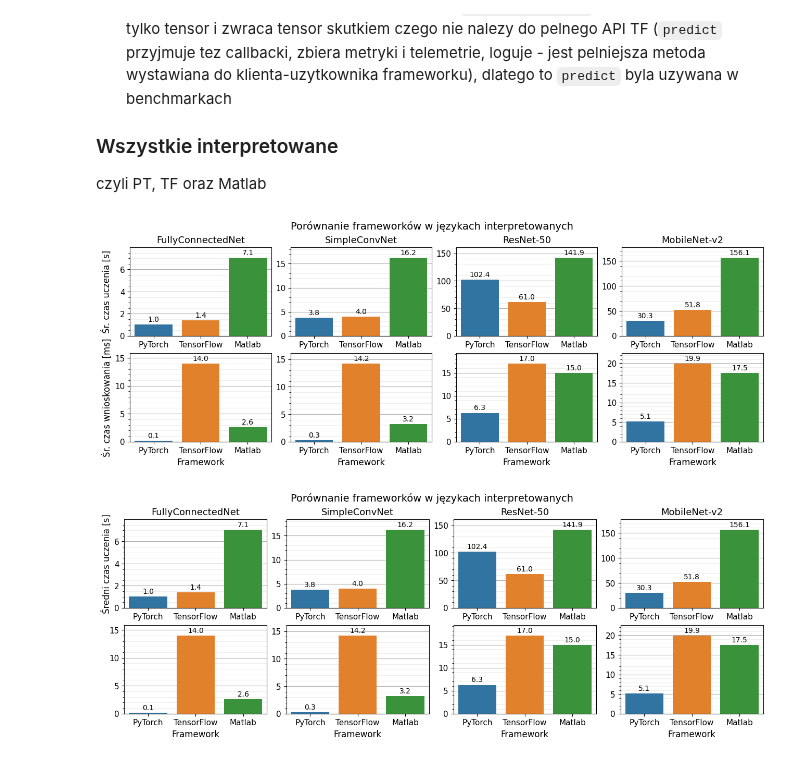
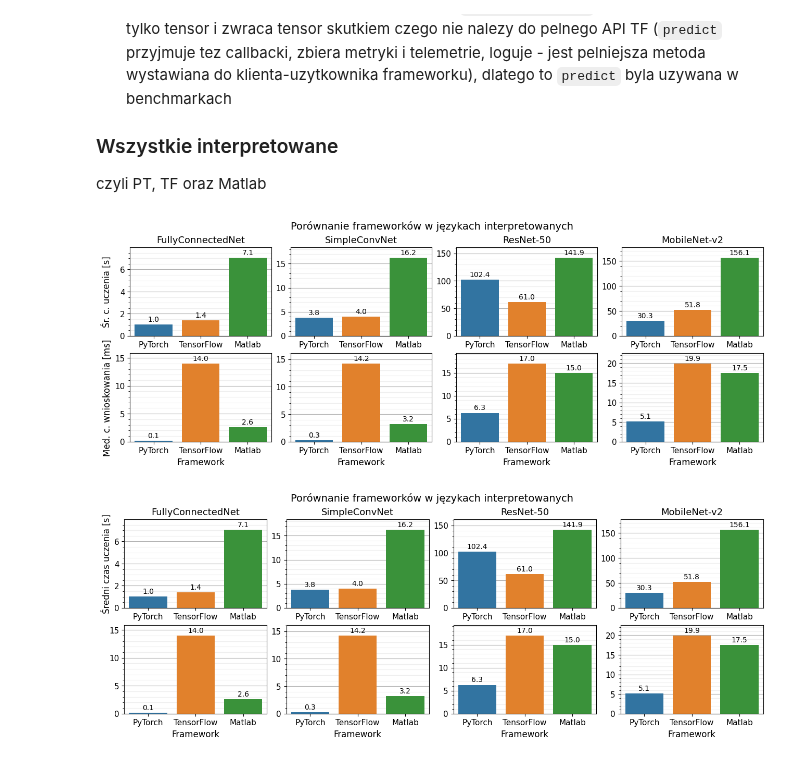
Before and after one commit to mihawb/dnn-lang-comparison, a Jupyter notebook: analysis/rolling_analysis_new.ipynb, the cells around one changed output. Cells and saved outputs as stored; diff of their text form; code cells hidden in the pictures.

```diff
--- a/analysis/rolling_analysis_new.ipynb
+++ b/analysis/rolling_analysis_new.ipynb
@@ -213,36 +204,36 @@ l_data = mldf[mldf.framework.isin(frameworks) & mldf.model_name.isin(model_names
 fig, axes = plt.subplots(2, 4, constrained_layout=True)
 fig.set_size_inches(12.8, 4.8)
 fig.suptitle("Porównanie frameworków w językach interpretowanych")
 
 for i, (ax, model_name) in enumerate(zip(axes.flatten(), model_names * 2)):
 	data = t_data if i < 4 else l_data
 	data = data[data.model_name == model_name].reset_index(drop=True)
 	data["hue"] = ["pt", "tf", "ml"]
 	agg_func = "mean" if i < 4 else "median"
 	sns.barplot(data=data, x="framework", y="elapsed_time_" + agg_func,
 			    order=frameworks, ax=ax, zorder=2, hue="hue")
 	ax.get_legend().remove()
 	ax.set_xlabel("Framework" if i >= 4 else "")
 	if i == 0:
-		ax.set_ylabel("Śr. czas uczenia [s]", labelpad=12.0)
+		ax.set_ylabel("Śr. c. uczenia [s]", labelpad=12.0)
 	elif i == 4:
-		ax.set_ylabel("Śr. czas wnioskowania [ms]")
+		ax.set_ylabel("Med. c. wnioskowania [ms]")
 	else:
 		ax.set_ylabel("")
 	ax.set_title(model_name if i < 4 else "")
 	ax.grid(axis="y", which="major", zorder=1)
 	ax.minorticks_on()
 	ax.tick_params(axis='x', which='minor', bottom=False)
 	ax.grid(visible=True, axis="y", which="minor", alpha=0.2, zorder=1)
 	_, top = ax.get_ylim()
 	ax.set_ylim(top=top * 1.08)
 	for container in ax.containers:
 		ax.bar_label(container, fmt="{:.1f}", padding=2)
 
 
 fig.savefig("../paper/plots/5.1-4.png")
 # %% [output]
-[figure, old version]
+[figure, new version]
 # %%
 model_names = ['FullyConnectedNet', 'SimpleConvNet', 'ResNet-50', 'MobileNet-v2']
 frameworks = ["PyTorch", "TensorFlow", "Matlab"]
```
Also changed, not shown: parts of 11 cells of this notebook, 2 other files.
